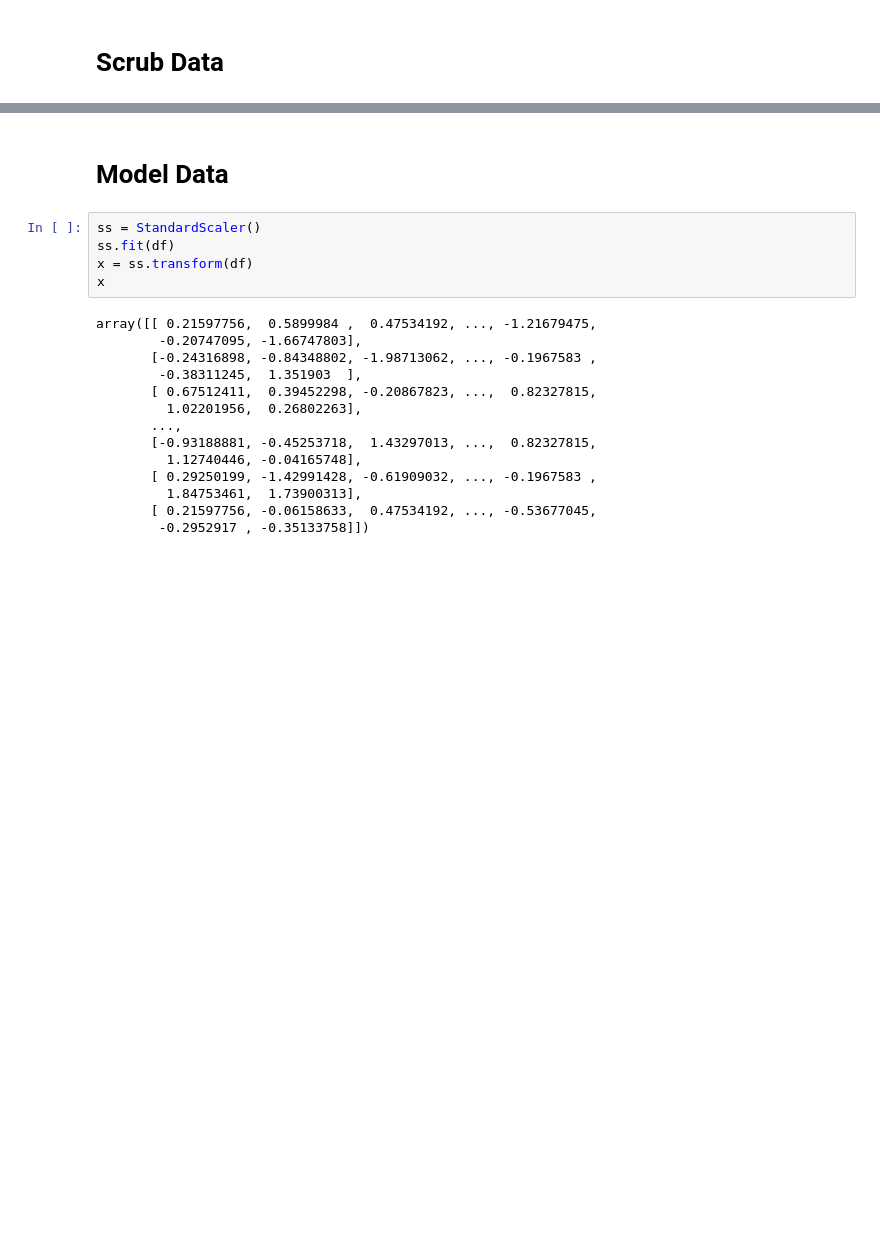
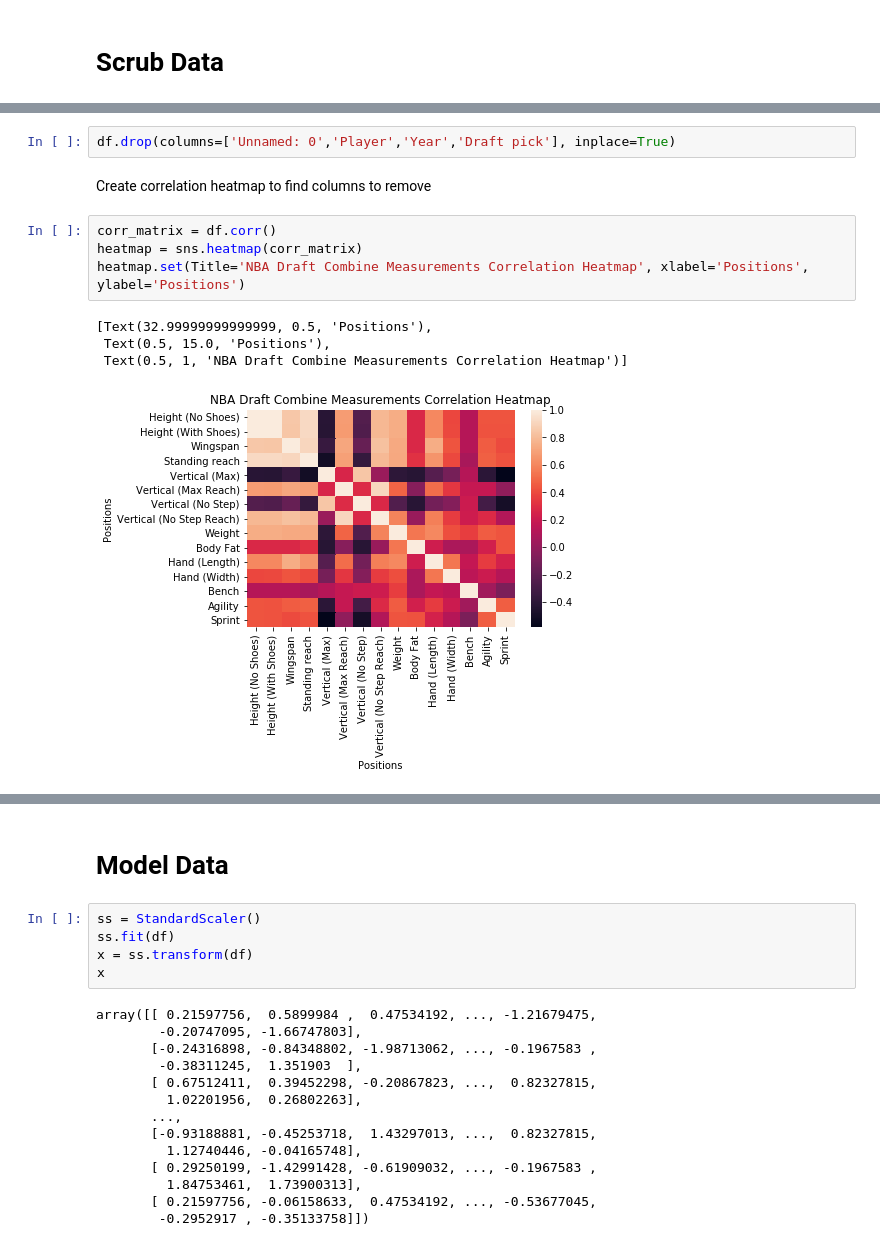
Before and after one commit to blantj/nba_position_clustering, a Jupyter notebook: Modeling.ipynb, the cells around one changed output, grey strips where cells are left out. Drawn from its saved outputs; the diff is of its cells as text; blank space fills up the shorter version.

```diff
--- a/Modeling.ipynb
+++ b/Modeling.ipynb
@@ -52,0 +58,13 @@ memory usage: 60.7 KB
+# %%
+df.drop(columns=['Unnamed: 0','Player','Year','Draft pick'], inplace=True)
+# %% [markdown]
+Create correlation heatmap to find columns to remove
+# %%
+corr_matrix = df.corr()
+heatmap = sns.heatmap(corr_matrix)
+heatmap.set(Title='NBA Draft Combine Measurements Correlation Heatmap', xlabel='Positions', ylabel='Positions')
+# %% [output]
+[Text(32.99999999999999, 0.5, 'Positions'),
+ Text(0.5, 15.0, 'Positions'),
+ Text(0.5, 1, 'NBA Draft Combine Measurements Correlation Heatmap')]
+[figure, added]
```
Also changed, not shown: parts of 29 cells of this notebook.
